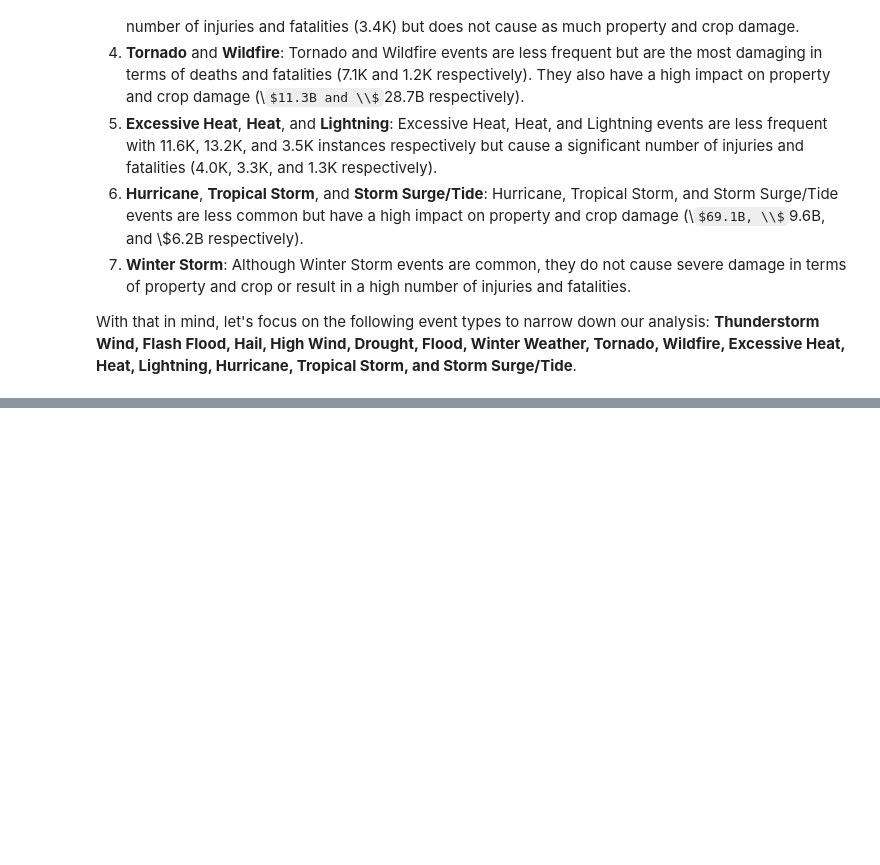
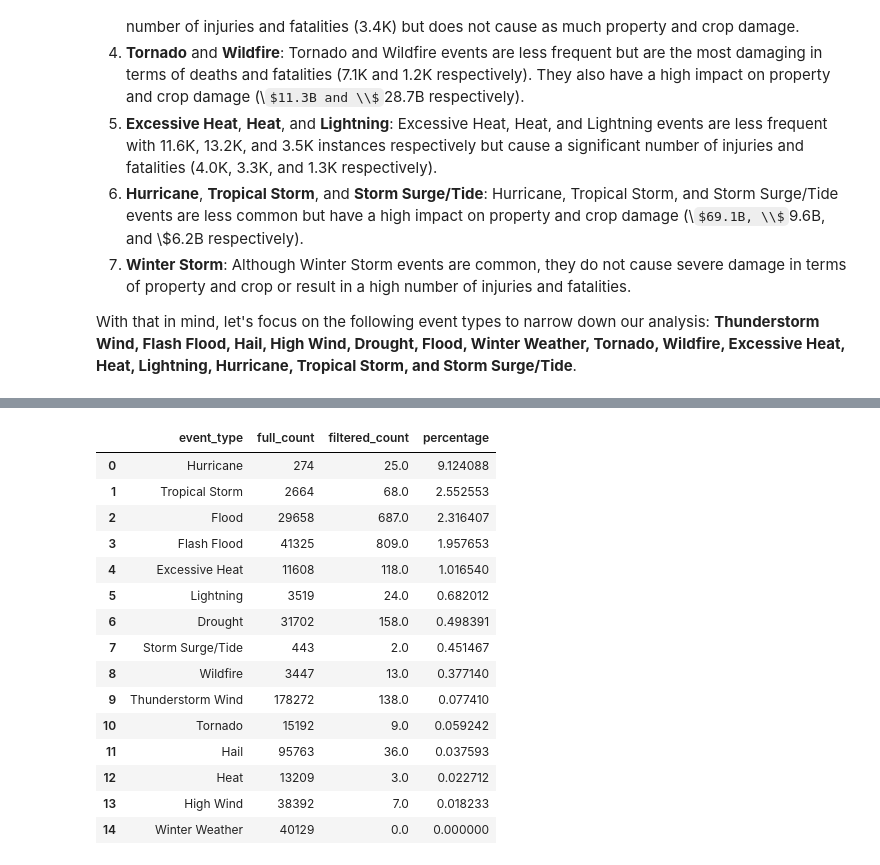
Before and after one commit to quiinthieu/us-storm-events, a Jupyter notebook: sample_part_1.ipynb, the cells around one changed output, grey strips where cells are left out. Saved outputs shown, nothing was run; the diff lists cells and outputs as text; code cells hidden in the pictures; some formulas as TeX source; blank space fills up the shorter version.

```diff
--- a/sample_part_1.ipynb
+++ b/sample_part_1.ipynb
@@ -811,21 +866,5 @@ focus_events_df = df_details[df_details['event_type'].isin(focus_event_types)]
 # %%
-# Filter the DataFrame to include only valid states
-focus_events_df = focus_events_df[focus_events_df['state'].isin(state_abbrev.keys())]
-
-# Aggregate the data to count the number of Thunderstorm Wind events per state
-thunderstorm_wind_counts = focus_events_df[(focus_events_df['event_type'] == 'Thunderstorm Wind') & (focus_events_df['state_abbrev'] != 'Not applicable')].groupby('state_abbrev').size().reset_index(name='event_count')
-
 # Plot the Thunderstorm Wind events as a heatmap on the US map using plotly express
-fig = px.choropleth(thunderstorm_wind_counts,
-                    locations='state_abbrev',
-                    locationmode='USA-states',
-                    color='event_count',
-                    title='Thunderstorm Wind Events Heatmap by State',
-                    scope='usa',
-                    color_continuous_scale='Viridis',
-                    width=1000,
-                    height=700)
-
-fig.show()
+plot_event_heatmap(data=focus_events_df, event_type='Thunderstorm Wind', title='Thunderstorm Wind Events Heatmap')
 # %% [output]
 [interactive output not drawn]
@@ -854,0 +1260,35 @@ Name: count, dtype: int64
+# %%
+# Count event types in the full dataset
+full_event_counts = focus_events_df['event_type'].value_counts().reset_index()
+full_event_counts.columns = ['event_type', 'full_count']
+
+# Filter out rows where state_abbrev is "Not applicable" and count event types
+filtered_event_counts = focus_events_df[focus_events_df['state_abbrev'] == 'Not applicable']['event_type'].value_counts().reset_index()
+filtered_event_counts.columns = ['event_type', 'filtered_count']
+
+# Merge the full and filtered event counts
+event_counts_comparison = pd.merge(full_event_counts, filtered_event_counts, on='event_type', how='left').fillna(0)
+
+# Calculate the percentage of each event type in the filtered dataset relative to the full dataset
+event_counts_comparison['percentage'] = (event_counts_comparison['filtered_count'] / event_counts_comparison['full_count']) * 100
+
+# Sort the `percentage` in descending order and reset the index
+event_counts_comparison = event_counts_comparison.sort_values('percentage', ascending=False).reset_index(drop=True)
+event_counts_comparison
+# %% [output]
+|  | event_type | full_count | filtered_count | percentage |
+| 0 | Hurricane | 274 | 25.0 | 9.124088 |
+| 1 | Tropical Storm | 2664 | 68.0 | 2.552553 |
+| 2 | Flood | 29658 | 687.0 | 2.316407 |
+| 3 | Flash Flood | 41325 | 809.0 | 1.957653 |
+| 4 | Excessive Heat | 11608 | 118.0 | 1.016540 |
+| 5 | Lightning | 3519 | 24.0 | 0.682012 |
+| 6 | Drought | 31702 | 158.0 | 0.498391 |
+| 7 | Storm Surge/Tide | 443 | 2.0 | 0.451467 |
+| 8 | Wildfire | 3447 | 13.0 | 0.377140 |
+| 9 | Thunderstorm Wind | 178272 | 138.0 | 0.077410 |
+| 10 | Tornado | 15192 | 9.0 | 0.059242 |
+| 11 | Hail | 95763 | 36.0 | 0.037593 |
+| 12 | Heat | 13209 | 3.0 | 0.022712 |
+| 13 | High Wind | 38392 | 7.0 | 0.018233 |
+| 14 | Winter Weather | 40129 | 0.0 | 0.000000 |
```
Also changed, not shown: parts of 37 cells of this notebook.
